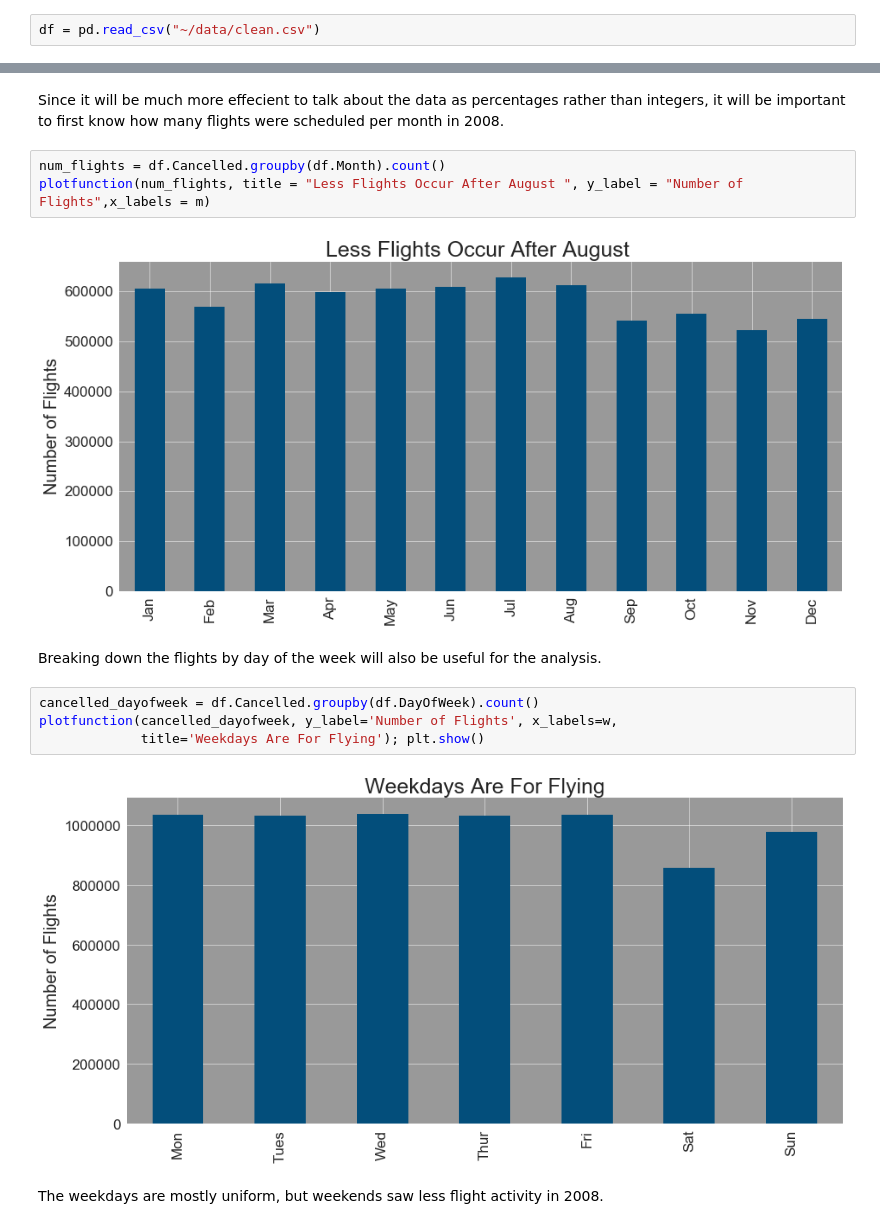
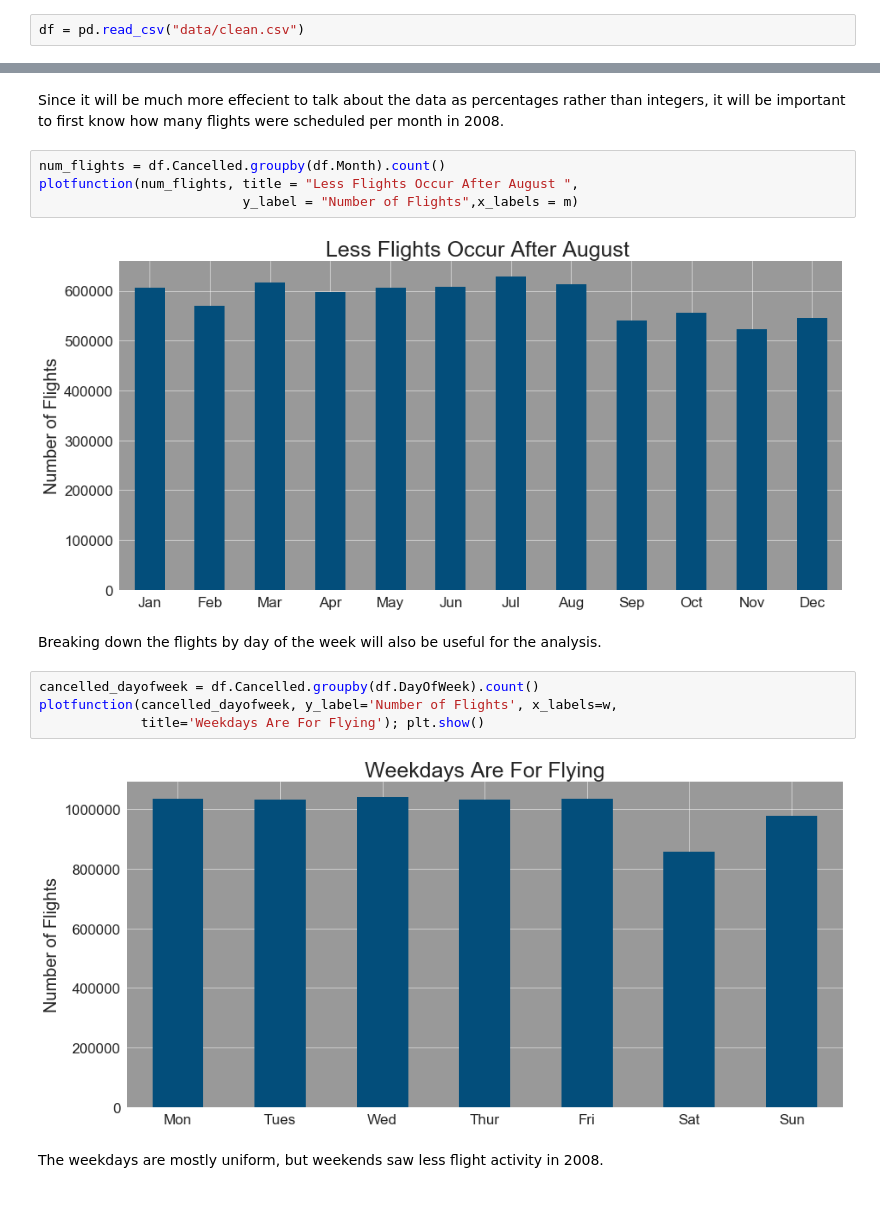
Before and after one commit to matthewswogger/group_project, a Jupyter notebook: HW #2 Intro to Viz.ipynb, the cells around one changed output, grey strips where cells are left out. Saved outputs shown, nothing was run; the diff lists cells and outputs as text.

```diff
--- a/HW #2 Intro to Viz.ipynb
+++ b/HW #2 Intro to Viz.ipynb
@@ -28,7 +33,7 @@ As is, the data is separated into three different csv files. There are two indiv
 # %% [markdown]
 The above code is how the dataset was merged with the **import_clean_data** function created in the separate python file included in the first block of code. Since the data contained a large amount of observations, this merging step takes a while to finish, so the cleaned and merged data was instead saved to its own file in order to save on processing time for future iterations of this report.
 # %%
-df = pd.read_csv("~/data/clean.csv")
+df = pd.read_csv("data/clean.csv")
 # %% [markdown]
 ## Flight Cancellations
 # %% [markdown]
@@ -42,9 +47,10 @@ c = ['Carrier', 'Weather', 'National Air System', 'Security']
 Since it will be much more effecient to talk about the data as percentages rather than integers, it will be important to first know how many flights were scheduled per month in 2008.
 # %%
 num_flights = df.Cancelled.groupby(df.Month).count()
-plotfunction(num_flights, title = "Less Flights Occur After August ", y_label = "Number of Flights",x_labels = m)
+plotfunction(num_flights, title = "Less Flights Occur After August ",
+                          y_label = "Number of Flights",x_labels = m)
 # %% [output]
-[figure, old version]
+[figure, new version]
 # %% [markdown]
 Breaking down the flights by day of the week will also be useful for the analysis.
 # %%
@@ -52,7 +58,7 @@ cancelled_dayofweek = df.Cancelled.groupby(df.DayOfWeek).count()
 plotfunction(cancelled_dayofweek, y_label='Number of Flights', x_labels=w,
              title='Weekdays Are For Flying'); plt.show()
 # %% [output]
-[figure, old version]
+[figure, new version]
 # %% [markdown]
 The weekdays are mostly uniform, but weekends saw less flight activity in 2008.
 # %% [markdown]
```
Also changed, not shown: parts of 28 cells of this notebook, 2 other files.
